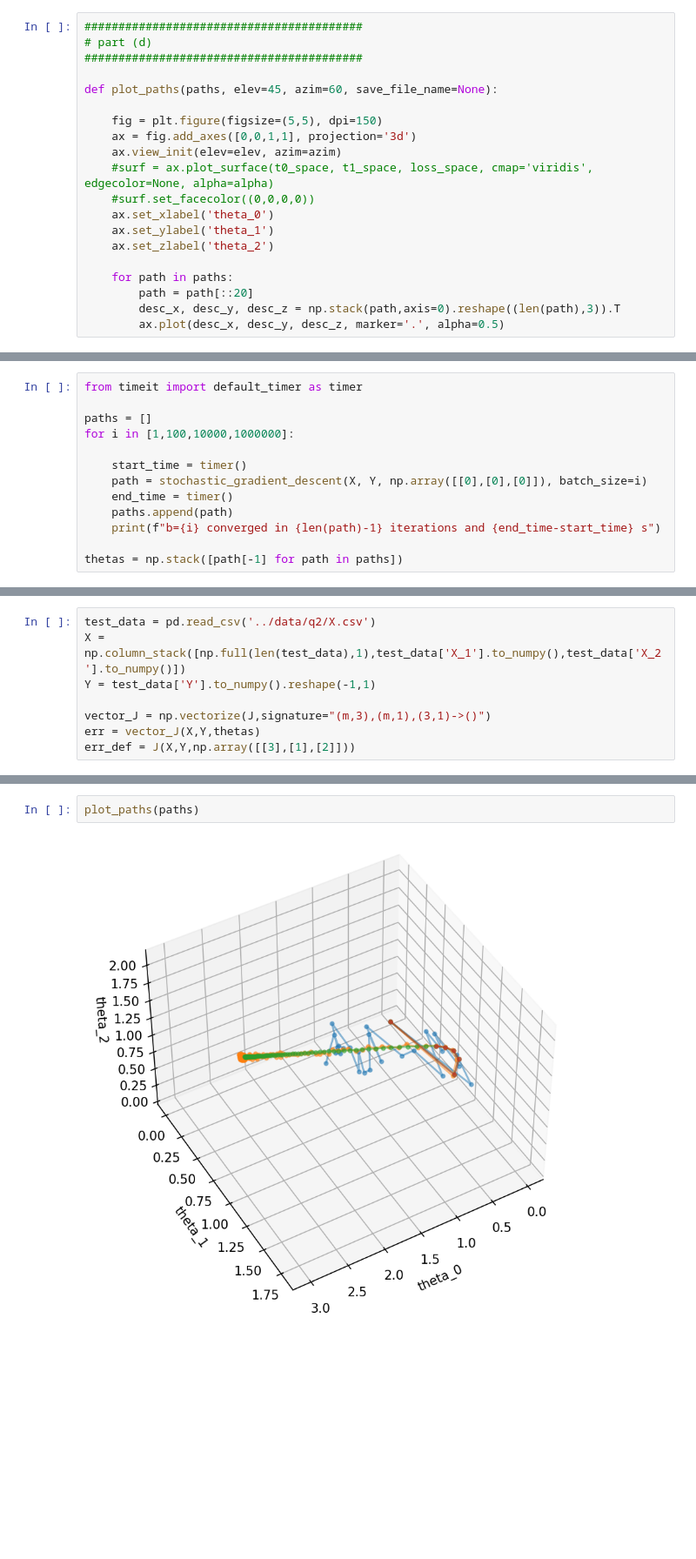
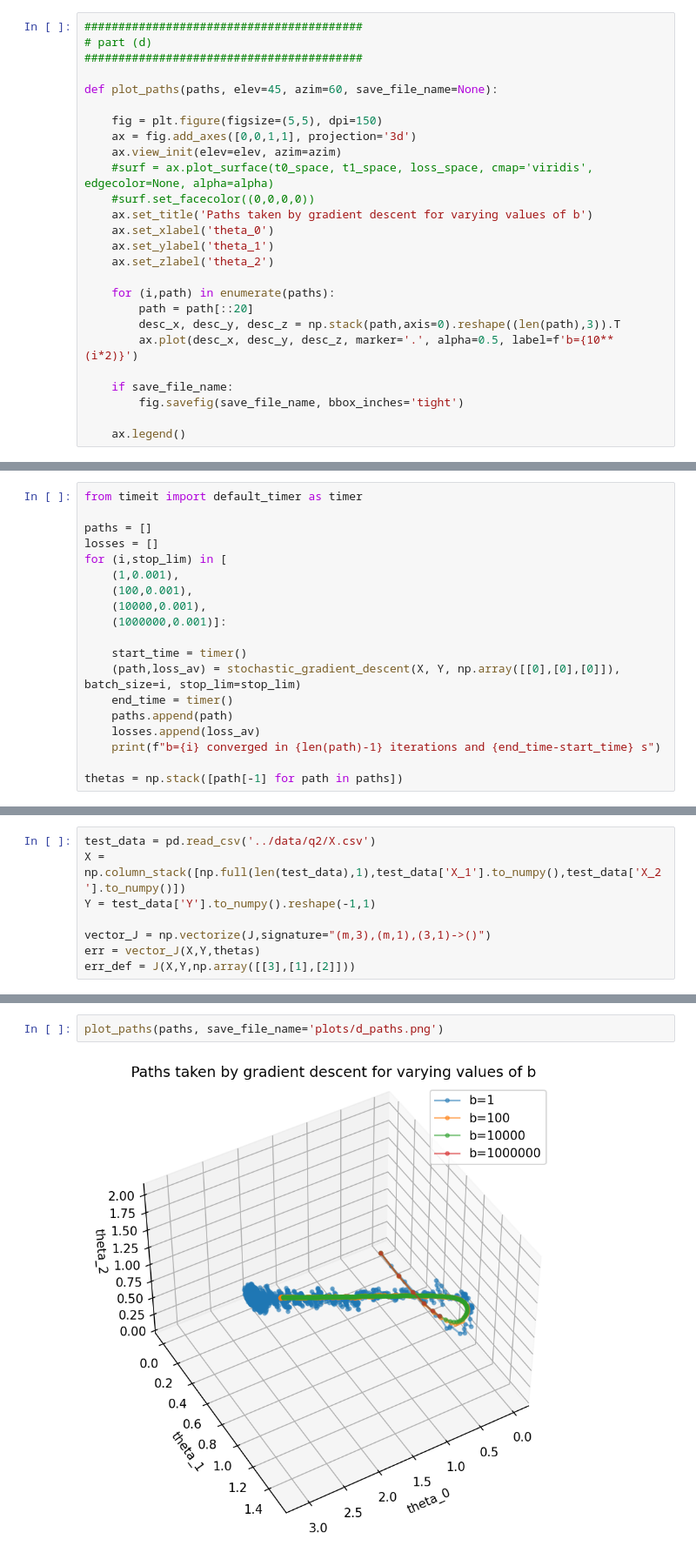
Before and after one commit to Aniruddha-Deb/COL774, a Jupyter notebook: assignment1/Q2/sgd.ipynb, the cells around one changed output, grey strips where cells are left out. Shown: that part at 87% size. Cells and saved outputs as stored; diff of their text form; blank space fills up the shorter version.

```diff
--- a/assignment1/Q2/sgd.ipynb
+++ b/assignment1/Q2/sgd.ipynb
@@ -82,14 +108,20 @@ def plot_paths(paths, elev=45, azim=60, save_file_name=None):
     ax.view_init(elev=elev, azim=azim)
     #surf = ax.plot_surface(t0_space, t1_space, loss_space, cmap='viridis', edgecolor=None, alpha=alpha)
     #surf.set_facecolor((0,0,0,0))
+    ax.set_title('Paths taken by gradient descent for varying values of b')
     ax.set_xlabel('theta_0')
     ax.set_ylabel('theta_1')
     ax.set_zlabel('theta_2')
 
-    for path in paths:
+    for (i,path) in enumerate(paths):
         path = path[::20]
         desc_x, desc_y, desc_z = np.stack(path,axis=0).reshape((len(path),3)).T
-        ax.plot(desc_x, desc_y, desc_z, marker='.', alpha=0.5)
+        ax.plot(desc_x, desc_y, desc_z, marker='.', alpha=0.5, label=f'b={10**(i*2)}')
+
+    if save_file_name:
+        fig.savefig(save_file_name, bbox_inches='tight')
+
+    ax.legend()
 # %%
 # [StopConvert]
 # %%
@@ -98,12 +130,18 @@ X, Y = sample()
 from timeit import default_timer as timer
 
 paths = []
-for i in [1,100,10000,1000000]:
+losses = []
+for (i,stop_lim) in [
+    (1,0.001),
+    (100,0.001),
+    (10000,0.001),
+    (1000000,0.001)]:
 
     start_time = timer()
-    path = stochastic_gradient_descent(X, Y, np.array([[0],[0],[0]]), batch_size=i)
+    (path,loss_av) = stochastic_gradient_descent(X, Y, np.array([[0],[0],[0]]), batch_size=i, stop_lim=stop_lim)
     end_time = timer()
     paths.append(path)
+    losses.append(loss_av)
     print(f"b={i} converged in {len(path)-1} iterations and {end_time-start_time} s")
 
 thetas = np.stack([path[-1] for path in paths])
@@ -146,4 +204,4 @@ err,err_def
 # %%
-plot_paths(paths)
+plot_paths(paths, save_file_name='plots/d_paths.png')
 # %% [output]
-[figure, old version]
+[figure, new version]
```
Also changed, not shown: parts of 5 cells of this notebook, 10 other files.
